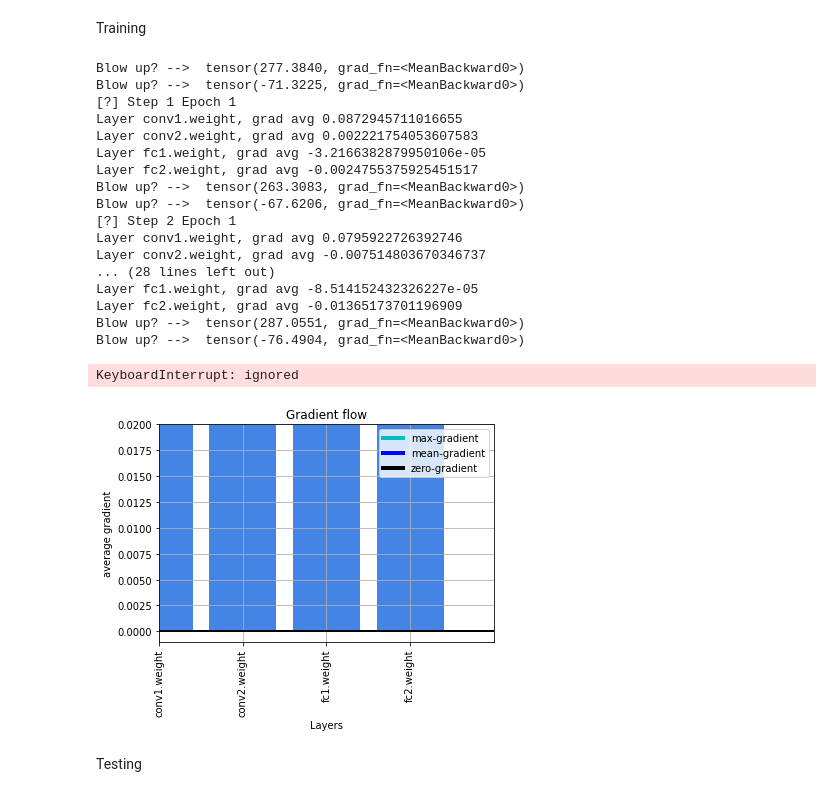
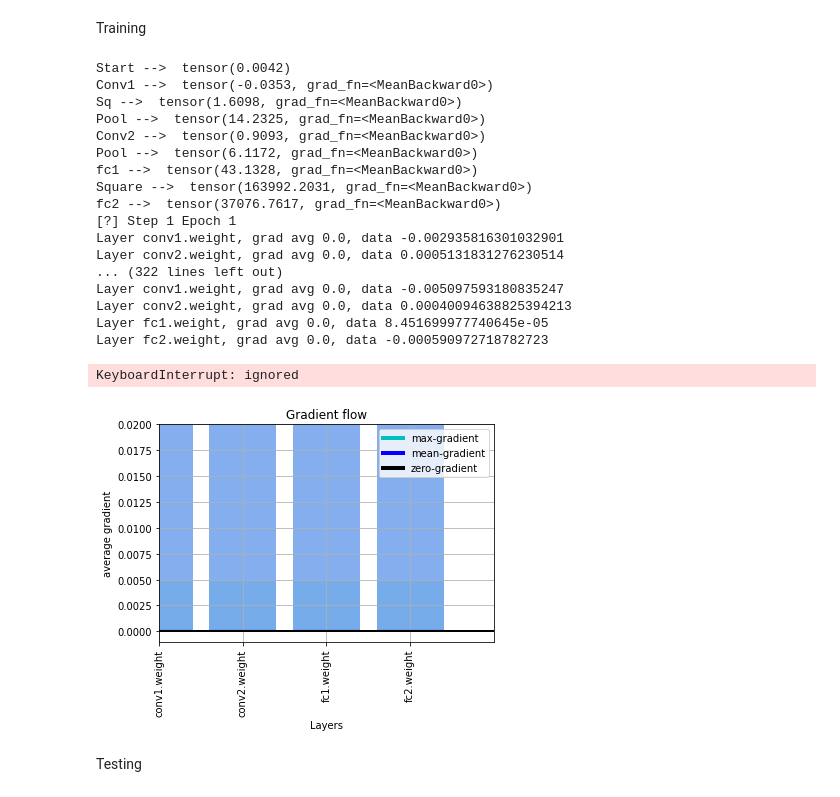
Before and after one commit to ldsec/slytHErin, a Jupyter notebook: training/crypto_nets.ipynb, the cells around one changed output. Saved outputs shown, nothing was run; the diff lists cells and outputs as text; code cells hidden in the pictures.

Commit message:
added proper initialization to the weights

```diff
--- a/training/crypto_nets.ipynb
+++ b/training/crypto_nets.ipynb
@@ -59,6 +59,7 @@ class ScaledAvgPool2d(nn.Module):
 
     def forward(self,x):
       return (self.kernel_size**2)*self.AvgPool(x)
+
 
 class CryptoNet(nn.Module):
   '''
@@ -81,34 +82,43 @@ class CryptoNet(nn.Module):
 
   def forward(self, x):
     x = self.pad(x, (1,0,1,0))
+    if self.verbose:
+      print("Start --> ",x.mean())
     x = self.conv1(x)
+    if self.verbose:
+      print("Conv1 --> ",x.mean())
     x = self.square1(x)
+    if self.verbose:
+      print("Sq --> ",x.mean())
     x = self.scaledAvgPool1(x)
+    if self.verbose:
+      print("Pool --> ",x.mean())
     x = self.conv2(x)
+    if self.verbose:
+      print("Conv2 --> ",x.mean())
     x = self.scaledAvgPool2(x)
+    if self.verbose:
+      print("Pool --> ",x.mean())
     ## Flatten
     x = x.reshape(x.shape[0], -1)
     x = self.fc1(x)
+    if self.verbose:
+      print("fc1 --> ",x.mean())
     x = self.square2(x)
     if self.verbose:
-      print("Blow up? --> ",x.mean())
+      print("Square --> ",x.mean())
     x = self.fc2(x)
     if self.verbose:
-      print("Blow up? --> ",x.mean())
+      print("fc2 --> ",x.mean())
     x = self.sigmoid(x)
     return x
 
-  def weights_init(self):
+  def weights_init(self, m):
     """ Custom initilization to avoid square activation to blow up """
-    for n,p in self.named_parameters():
-      if n == "conv2":
-        nn.init.uniform_(p.weight, 1e-10, 1e-9)
-      elif n == "conv1":
-        nn.init.uniform_(p.weight, 1e-10, 1e-9)
-      elif n == "fc1":
-        nn.init.uniform_(p.weight, 1e-10, 1e-9)
-      elif n == "fc2":
-        nn.init.uniform_(p.weight, 1e-10, 1e-9)
+    for m in self.children():
+      if isinstance(m,nn.Conv2d) or isinstance(m, nn.Linear):
+        nn.init.kaiming_uniform_(m.weight, a=0, mode='fan_in', nonlinearity='relu')
+        #nn.init.uniform_(m.weight, 1e-4,1e-2)
 # %% [markdown]
 Load Datasets
 # %%
@@ -166,59 +176,59 @@ device = torch.device('cuda' if torch.cuda.is_available() else 'cpu')
 
 ## init model
 model = CryptoNet(verbose=True)
-model.weights_init()
+model.apply(model.weights_init)
 model = model.to(device=device)
 
 dataHandler = DataHandler("MNIST")
 
 ## training params setup
-learning_rate = 3e-6
+learning_rate = 1e-4
 momentum = 0.9
 num_epochs = 5
 total_step = len(dataHandler.train_dl)
 criterion = nn.CrossEntropyLoss()
 optimizer = optim.SGD(model.parameters(), lr=learning_rate, momentum=momentum)
 
 model.train()
 for epoch in range(num_epochs):
   for i, (data, labels) in enumerate(dataHandler.train_dl):
     data = data.to(device=device)
     labels = labels.to(device=device)
     #labels = labels.to(torch.float32)
 
     optimizer.zero_grad()
     predictions = model(data)
     loss = criterion(predictions, labels)
     loss.backward()
     if model.verbose:
       print(f"[?] Step {i+1} Epoch {epoch+1}")
       plot_grad_flow(model.named_parameters())
     optimizer.step()
 
     if (i+1) % 10 == 0:
       print ('[!] Epoch [{}/{}], Step [{}/{}], Loss: {:.4f}'.format(epoch + 1, num_epochs, i + 1, total_step, loss.item()))
 
 torch.save(model, "cryptoNet.pt")
 # %% [output]
-Blow up? -->  tensor(277.3840, grad_fn=<MeanBackward0>)
-Blow up? -->  tensor(-71.3225, grad_fn=<MeanBackward0>)
+Start -->  tensor(0.0042)
+Conv1 -->  tensor(-0.0353, grad_fn=<MeanBackward0>)
+Sq -->  tensor(1.6098, grad_fn=<MeanBackward0>)
+Pool -->  tensor(14.2325, grad_fn=<MeanBackward0>)
+Conv2 -->  tensor(0.9093, grad_fn=<MeanBackward0>)
+Pool -->  tensor(6.1172, grad_fn=<MeanBackward0>)
+fc1 -->  tensor(43.1328, grad_fn=<MeanBackward0>)
+Square -->  tensor(163992.2031, grad_fn=<MeanBackward0>)
+fc2 -->  tensor(37076.7617, grad_fn=<MeanBackward0>)
 [?] Step 1 Epoch 1
-Layer conv1.weight, grad avg 0.0872945711016655
-Layer conv2.weight, grad avg 0.002221754053607583
-Layer fc1.weight, grad avg -3.2166382879950106e-05
-Layer fc2.weight, grad avg -0.0024755375925451517
-Blow up? -->  tensor(263.3083, grad_fn=<MeanBackward0>)
-Blow up? -->  tensor(-67.6206, grad_fn=<MeanBackward0>)
-[?] Step 2 Epoch 1
-Layer conv1.weight, grad avg 0.0795922726392746
-Layer conv2.weight, grad avg -0.007514803670346737
-... (28 lines left out)
-Layer fc1.weight, grad avg -8.514152432326227e-05
-Layer fc2.weight, grad avg -0.01365173701196909
-Blow up? -->  tensor(287.0551, grad_fn=<MeanBackward0>)
-Blow up? -->  tensor(-76.4904, grad_fn=<MeanBackward0>)
+Layer conv1.weight, grad avg 0.0, data -0.002935816301032901
+Layer conv2.weight, grad avg 0.0, data 0.0005131831276230514
+... (322 lines left out)
+Layer conv1.weight, grad avg 0.0, data -0.005097593180835247
+Layer conv2.weight, grad avg 0.0, data 0.00040094638825394213
+Layer fc1.weight, grad avg 0.0, data 8.451699977740645e-05
+Layer fc2.weight, grad avg 0.0, data -0.000590972718782723
 KeyboardInterrupt: ignored
-[figure, old version]
+[figure, new version]
 # %% [markdown]
 Testing
 # %%
```
Also changed, not shown: parts of 1 cell of this notebook, 1 other file.
